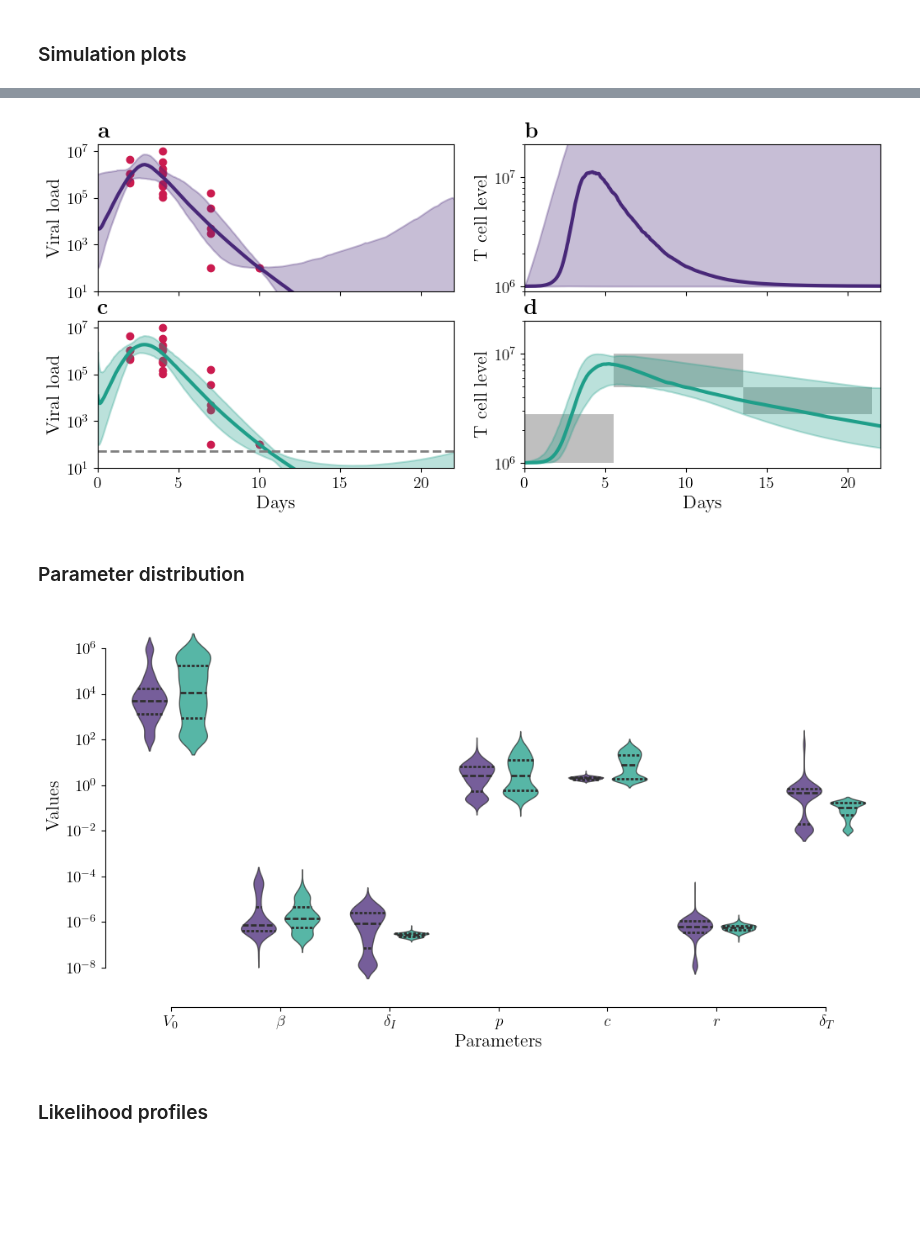
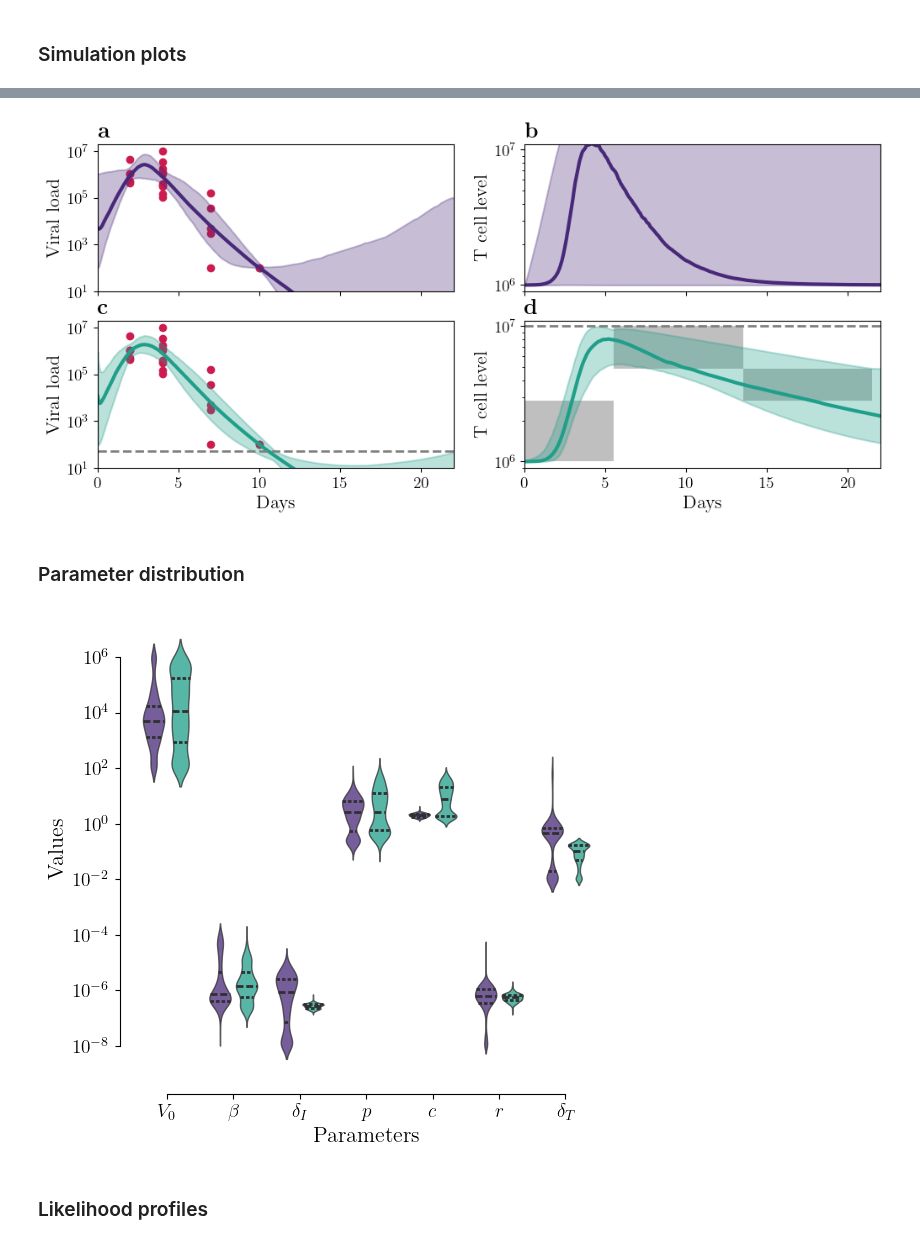
Before and after one commit to systemsmedicine/CrossLabFit, a Jupyter notebook: pyNotebooks/influenzaModel.ipynb, the cells around one changed output, grey strips where cells are left out. Drawn from its saved outputs; the diff is of its cells as text; code cells hidden in the pictures; blank space fills up the shorter version.

```diff
--- a/pyNotebooks/influenzaModel.ipynb
+++ b/pyNotebooks/influenzaModel.ipynb
@@ -270,7 +203,7 @@ axs[0,1].plot(t, median_TQt, lw=3, color=palette[0])
 axs[0,1].fill_between(t, confidence_TQt[0], confidence_TQt[1], color=palette[0], alpha=0.3, lw=1.5)
 axs[0,1].set_yscale('log')
 axs[0,1].set_xlim((0, 22))
-axs[0,1].set_ylim((0.9e6, 2e7))
+axs[0,1].set_ylim((0.9e6, 1.1e7))
 
 for i in range(len(dfTcellQual['tmin'])):
     tmin = dfTcellQual['tmin'].values[i]
@@ -290,9 +223,10 @@ axs[1,0].set_ylim((1e1, 2e7))
 
 axs[1,1].plot(t, median_TQl, lw=3, color=palette[4])
 axs[1,1].fill_between(t, confidence_TQl[0], confidence_TQl[1], color=palette[4], alpha=0.3, lw=1.5)
+axs[1,1].hlines(y = 1e7, xmin=0, xmax=25, color='gray', lw=2, ls='--')
 axs[1,1].set_yscale('log')
 axs[1,1].set_xlim((0, 22))
-axs[1,1].set_ylim((0.9e6, 2e7))
+axs[1,1].set_ylim((0.9e6, 1.1e7))
 
 axs[0,0].set_ylabel('Viral load')
 axs[0,0].set_title(r'\textbf{a}', loc='left')
@@ -309,11 +243,11 @@ axs[1,1].set_title(r'\textbf{d}', loc='left')
 axs[1,0].set_xlabel('Days')
 axs[1,1].set_xlabel('Days')
 
-# plt.savefig("influenza_graphs.svg", transparent=True)
+plt.savefig("influenza_graphs.svg", transparent=True)
 
 plt.show()
 # %% [output]
-[figure, old version]
+[figure, new version]
 # %% [markdown]
 ### Parameter distribution
 # %%
@@ -322,23 +256,23 @@ dfParams_qual['Strategy'] = 'II'
 dfParams_all = pd.concat([dfParams_quant, dfParams_qual])
 # dfParams_all = dfParams_quant.copy()
 # %%
-fig, axs = plt.subplots(nrows=1, ncols=1, figsize=(12,6), facecolor='white')
+fig, axs = plt.subplots(nrows=1, ncols=1, figsize=(6,6), facecolor='white')
 
 colors = [palette[0], palette[4]]
 
 axs = sns.violinplot(data=dfParams_all, x='Parameters', y='Values', hue='Strategy', log_scale=True,
                palette=colors, alpha=0.75, linewidth=1.0, density_norm="count", gap=0.2,
                inner="quart", saturation=1, inner_kws=dict(linewidth=2))
 
 sns.despine(offset=10, trim=True);
 
 plt.legend([],[], frameon=False)
 
-# plt.savefig("influenza_boots.svg", transparent=True)
+plt.savefig("influenza_boots.svg", transparent=True)
 
 plt.show()
 # %% [output]
-[figure, old version]
+[figure, new version]
 # %% [markdown]
 ### Likelihood profiles
 # %%
```
Also changed, not shown: parts of 9 cells of this notebook, 7 other files.
